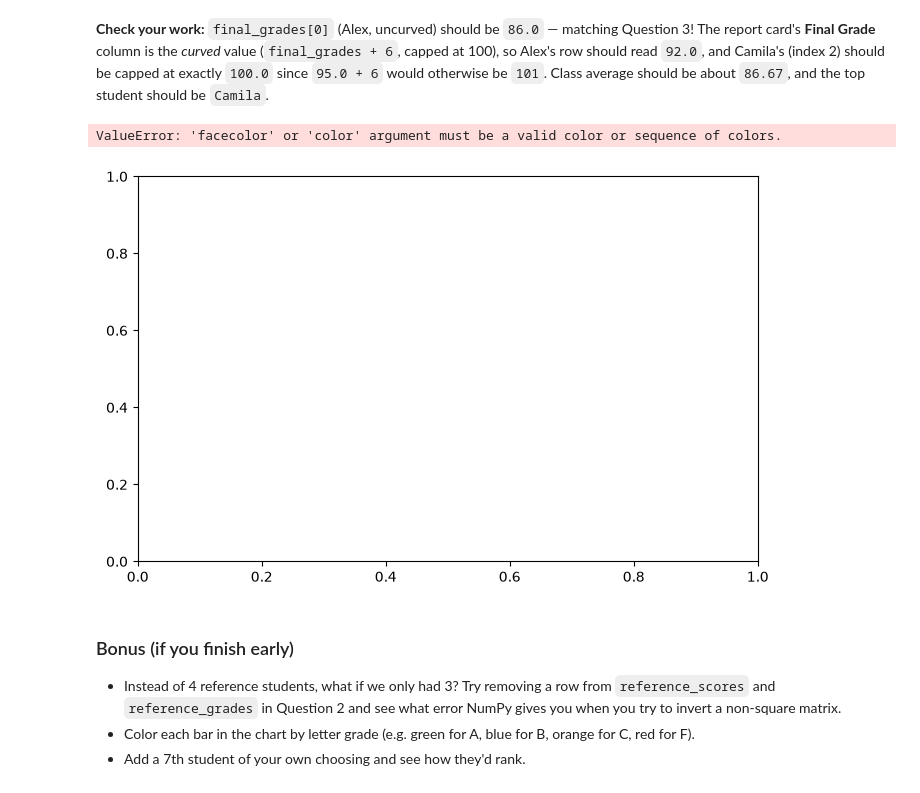
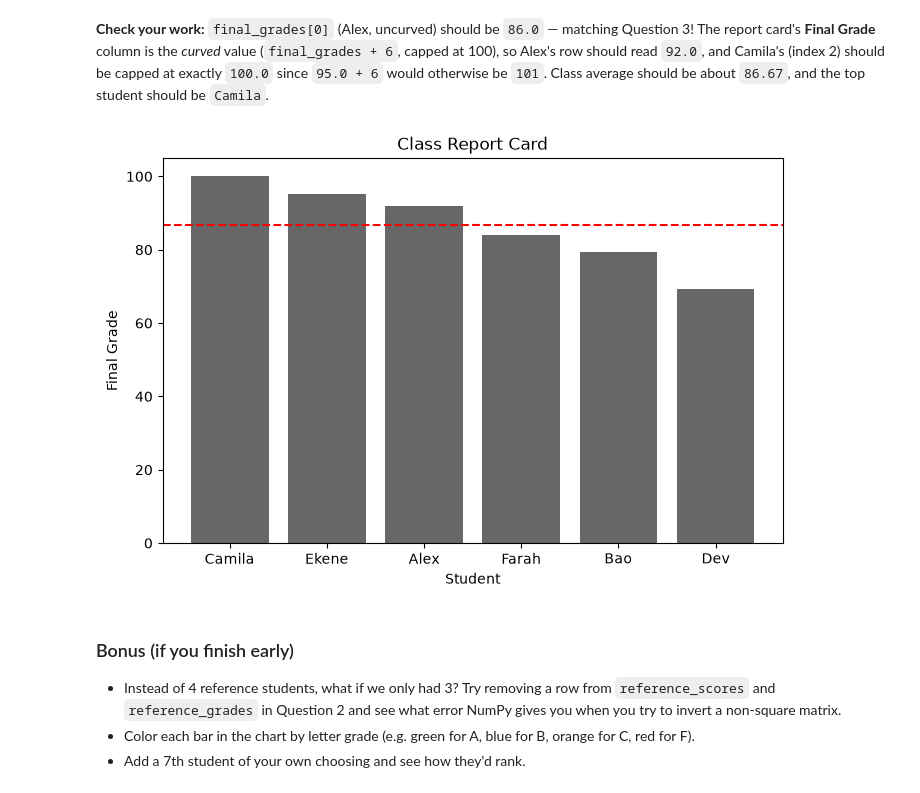
Before and after one commit to allanyu-arch/PY191_lab, a Jupyter notebook: notebooks/numpy_grade_calculator_exercises.ipynb, the cells around one changed output. Cells and saved outputs as stored; diff of their text form; code cells hidden in the pictures.

```diff
--- a/notebooks/numpy_grade_calculator_exercises.ipynb
+++ b/notebooks/numpy_grade_calculator_exercises.ipynb
@@ -289,20 +289,19 @@ Top student: Camila
 # %%
 # TODO: 6. bar chart of final grades with a class-average line
 plt.figure(figsize=(8, 5))
 
 # your bar chart code here
 for final, name in zip(report_card_sorted["Final Grade"], report_card_sorted["Name"]):
-    plt.bar(report_card_sorted["Name"], report_card_sorted["Final Grade"], color = "676769")
+    plt.bar(report_card_sorted["Name"], report_card_sorted["Final Grade"], color = "#676767")
 
 # your horizontal average line here (hint: plt.axhline)
 plt.axhline(class_average, linestyle = "--", color="red")
 plt.xlabel("Student")
 plt.ylabel("Final Grade")
 plt.title("Class Report Card")
 plt.show()
 # %% [output]
-ValueError: 'facecolor' or 'color' argument must be a valid color or sequence of colors.
-[figure, old version]
+[figure, new version]
 # %% [markdown]
 ### Bonus (if you finish early)
 - Instead of 4 reference students, what if we only had 3? Try removing a row from `reference_scores` and `reference_grades` in Question 2 and see what error NumPy gives you when you try to invert a non-square matrix.
```
